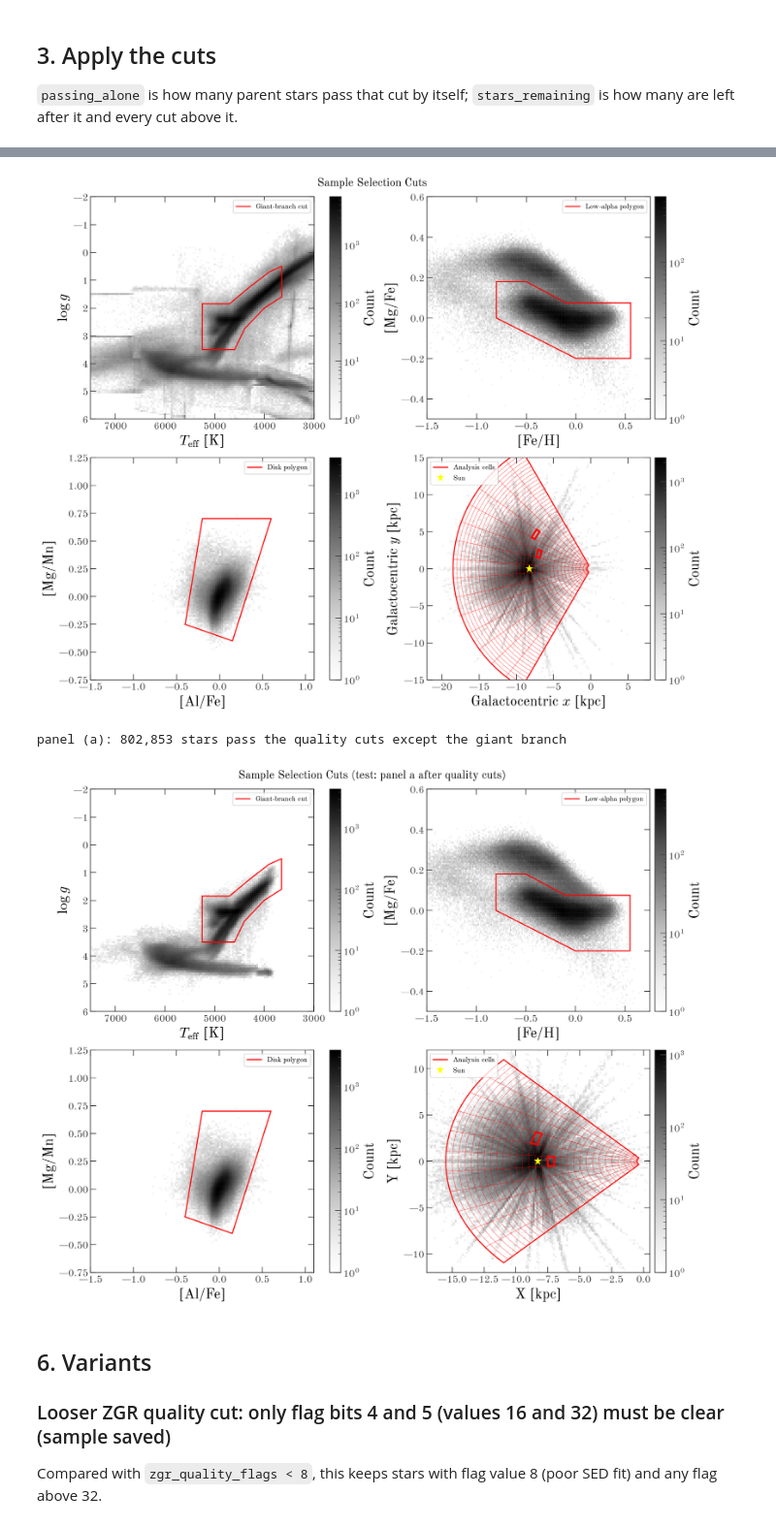
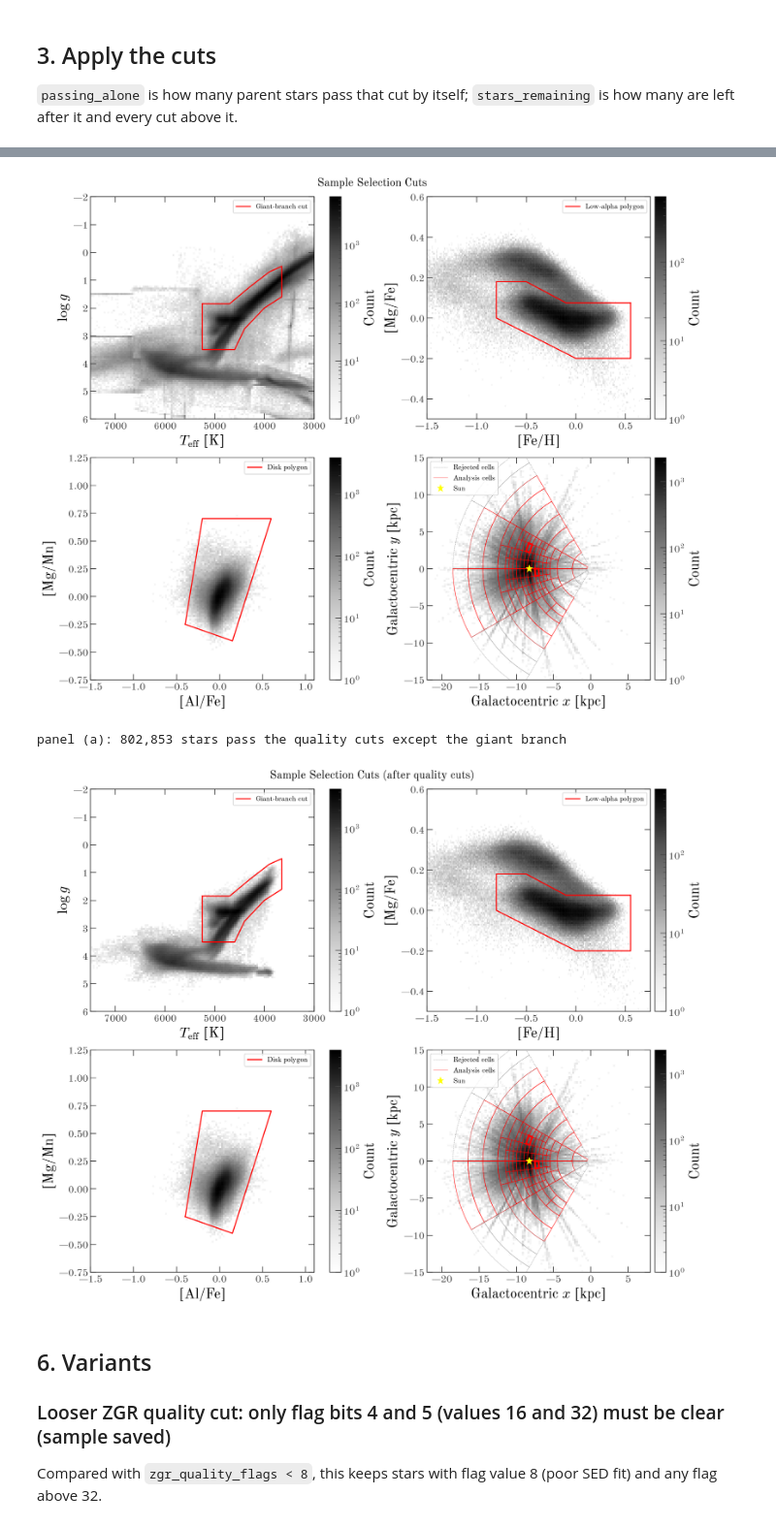
Before and after one commit to emmatasso/Midplane-Project, a Jupyter notebook: notebooks/SampleSelection.ipynb, the cells around one changed output, grey strips where cells are left out. Shown at 97% size. Drawn from its saved outputs; the diff is of its cells as text; code cells hidden in the pictures.

```diff
--- a/notebooks/SampleSelection.ipynb
+++ b/notebooks/SampleSelection.ipynb
@@ -106,6 +99,15 @@ GALCEN_FRAME = coord.Galactocentric(
     z_sun=0 * u.pc,
 )
 
+# analysis cells (src/midplane/cells.py): a quadtree cell is split only while every
+# child is usable and larger than CELL_N_SIGMA times the median distance error of its stars
+CELL_N_MIN = 50  # stars a cell needs
+CELL_Z_SIDES = ((-0.6, -0.1), (0.1, 0.6))  # kpc: z ranges below and above the plane...
+CELL_ZBIN = 0.1  # ...cut into bins this wide [kpc]...
+CELL_MIN_ZBINS = 3  # ...of which this many, on each side,...
+CELL_MIN_PER_ZBIN = 5  # ...need at least this many stars
+CELL_N_SIGMA = 2.0
+
 # --- figure style ---------------------------------------------------------
 RED = "red"
 CMAP = "Greys"  # white = empty, black = densest
@@ -535,7 +581,7 @@ snr_used   finite:  362,887   min   19.473   median  130.366   max 3290.690
 
 The cut values are recorded in the FITS header.
 # %%
-t_final = save_sample(
+t_final, cells = save_sample(
     masks,
     OUT_SAMPLE,
     meta={
@@ -555,25 +602,26 @@ Panel (a) shows every star with finite Teff and logg; (b) the stars going into t
 # %%
-fig, axes = plot_cuts(masks, "Sample Selection Cuts")
+fig, axes = plot_cuts(masks, "Sample Selection Cuts", cells)
 # fig.savefig(FIG_DIR / "sample_selection_cuts.pdf", dpi=300, bbox_inches="tight")
 # fig.savefig(FIG_DIR / "sample_selection_cuts.png", dpi=300, bbox_inches="tight")
 # %% [output]
-[figure, old version]
+[figure, new version]
 # %%
 quality_no_gb = passes(masks, before=LOW_ALPHA, skip=[GB])
 print(
     f"panel (a): {quality_no_gb.sum():,} stars pass the quality cuts except the giant branch"
 )
 fig, axes = plot_cuts(
     masks,
     "Sample Selection Cuts (after quality cuts)",
+    cells,
     panel_a=quality_no_gb,
 )
 
 fig.savefig(FIG_DIR / "sample_selection_cuts.pdf", dpi=300, bbox_inches="tight")
 fig.savefig(FIG_DIR / "sample_selection_cuts.png", dpi=300, bbox_inches="tight")
 # %% [output]
 panel (a): 802,853 stars pass the quality cuts except the giant branch
-[figure, old version]
+[figure, new version]
 # %% [markdown]
 ## 6. Variants
 
```
Also changed, not shown: parts of 14 cells of this notebook, 1 other file.
